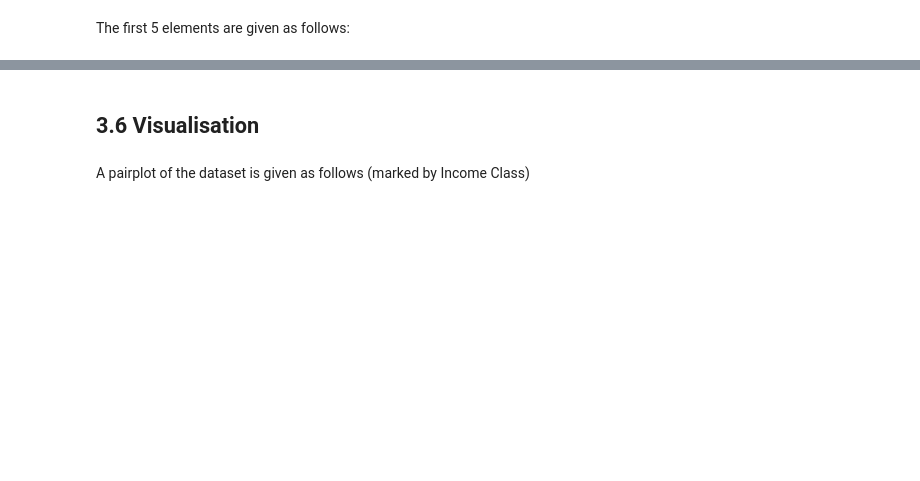
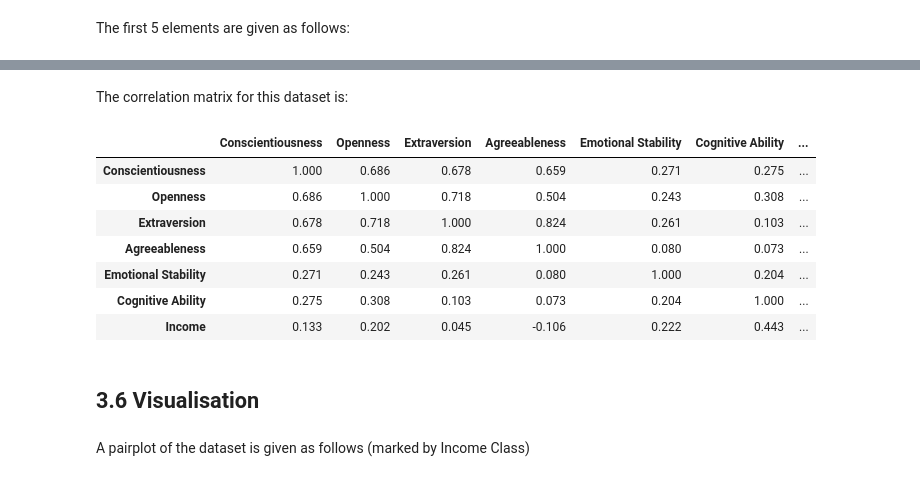
Before and after one commit to AlanQuille/progDA_Project, a Jupyter notebook: Project2020.ipynb, the cells around one changed output, grey strips where cells are left out. Saved outputs shown, nothing was run; the diff lists cells and outputs as text; code cells hidden in the pictures; blank space fills up the shorter version.

```diff
--- a/Project2020.ipynb
+++ b/Project2020.ipynb
@@ -439,3 +452,16 @@ df.head()
+# %% [markdown]
+The correlation matrix for this dataset is:
+# %%
+df.corr()
+# %% [output]
+|  | Conscientiousness | Openness | Extraversion | Agreeableness | Emotional Stability | Cognitive Ability | ... |
+| Conscientiousness | 1.000 | 0.686 | 0.678 | 0.659 | 0.271 | 0.275 | ... |
+| Openness | 0.686 | 1.000 | 0.718 | 0.504 | 0.243 | 0.308 | ... |
+| Extraversion | 0.678 | 0.718 | 1.000 | 0.824 | 0.261 | 0.103 | ... |
+| Agreeableness | 0.659 | 0.504 | 0.824 | 1.000 | 0.080 | 0.073 | ... |
+| Emotional Stability | 0.271 | 0.243 | 0.261 | 0.080 | 1.000 | 0.204 | ... |
+| Cognitive Ability | 0.275 | 0.308 | 0.103 | 0.073 | 0.204 | 1.000 | ... |
+| Income | 0.133 | 0.202 | 0.045 | -0.106 | 0.222 | 0.443 | ... |
 # %% [markdown]
 ## 3.6 Visualisation <a name="visualisation"></a>
 # %% [markdown]
```
Also changed, not shown: parts of 23 cells of this notebook.
